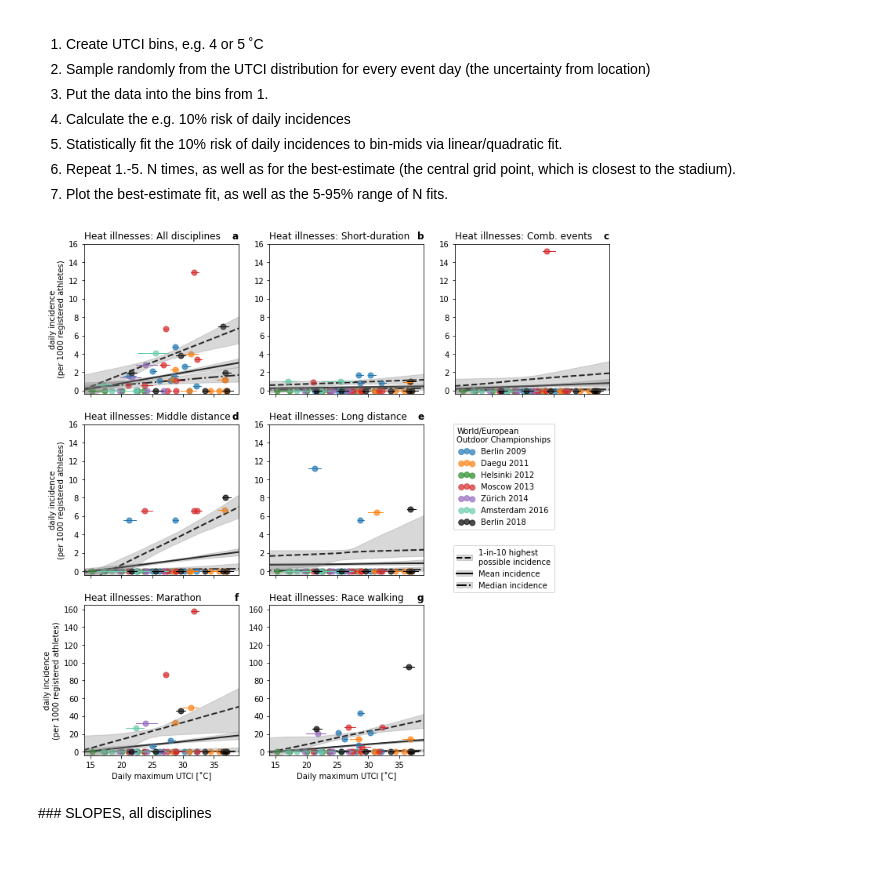
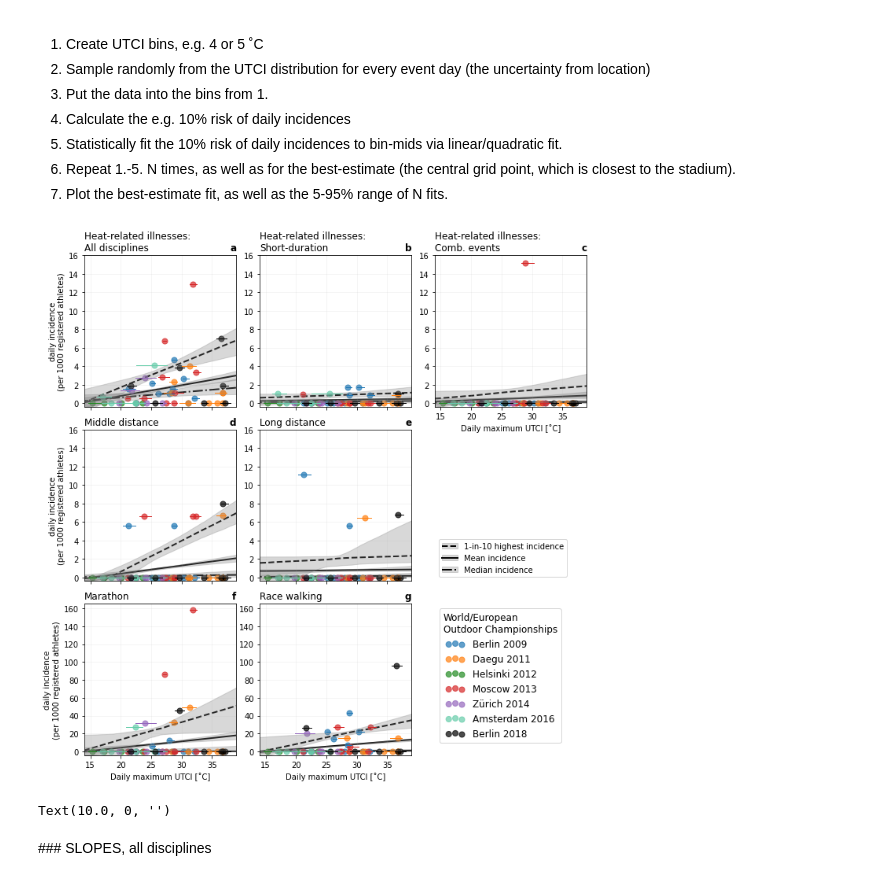
Before and after one commit to milankl/AthleticsChampionshipsHeat, a Jupyter notebook: scripts/AthleticChampionshipHeatIllnesses.ipynb, the cells around one changed output. Cells and saved outputs as stored; diff of their text form; code cells hidden in the pictures.

Commit message:
figures updated for resubmission

```diff
--- a/scripts/AthleticChampionshipHeatIllnesses.ipynb
+++ b/scripts/AthleticChampionshipHeatIllnesses.ipynb
@@ -209,7 +209,7 @@ for ip,prisk in enumerate(prisks):       # loop over different risk levels
 # PLOTTING
 colours = ["C0","C1","forestgreen","C3","C4","mediumaquamarine","k"]
 
-fig,axs = plt.subplots(3,3,sharex=True,figsize=(12,12))
+fig,axs = plt.subplots(3,3,figsize=(10,10))
 alfa=0.7
 alfa2=0.3
 lws=1.0
@@ -238,8 +238,9 @@ h01, = axv[0].plot(xall,np.median(fits[0,:,:,0],axis=1),"k--",lw=2,zorder=-5)
 h02, = axv[0].plot(xall,np.median(fits[0,:,:,1],axis=1),"k-.",lw=2,zorder=-5)
 h03, = axv[0].plot(xall,np.median(fits[0,:,:,2],axis=1),"k",lw=2,zorder=-5)
 
-axv[0].legend([(fb01,h01),(fb03,h03),(fb02,h02)],("1-in-10 highest\npossible incidence","Mean incidence","Median incidence"),
-              bbox_to_anchor= (3.07, -0.98),fontsize=10)
+axs[1,2].legend([(fb01,h01),(fb03,h03),(fb02,h02)],
+             ("1-in-10 highest incidence","Mean incidence","Median incidence"),
+              loc=3,fontsize=10)
 
 for igroup,di_group in enumerate(di_grouped[1:]):
     igroup += 1
@@ -251,48 +252,64 @@ for igroup,di_group in enumerate(di_grouped[1:]):
     axv[igroup].plot(xall,np.median(fits[igroup,:,:,1],axis=1),"k-.",lw=2,zorder=-5)
     axv[igroup].plot(xall,np.median(fits[igroup,:,:,2],axis=1),"k",lw=2,zorder=-5)
 
-axv[0].set_title("Heat illnesses: All disciplines",loc="left")
-axv[1].set_title("Heat illnesses: Short-duration",loc="left")
-axv[2].set_title("Heat illnesses: Comb. events",loc="left")
-axv[3].set_title("Heat illnesses: Middle distance",loc="left")
-axv[4].set_title("Heat illnesses: Long distance",loc="left")
-axv[5].set_title("Heat illnesses: Marathon",loc="left")
-axv[6].set_title("Heat illnesses: Race walking",loc="left")
+axv[0].set_title("Heat-related illnesses:\nAll disciplines",loc="left")
+axv[1].set_title("Heat-related illnesses:\nShort-duration",loc="left")
+axv[2].set_title("Heat-related illnesses:\nComb. events",loc="left")
+axv[3].set_title("Middle distance",loc="left")
+axv[4].set_title("Long distance",loc="left")
+axv[5].set_title("Marathon",loc="left")
+axv[6].set_title("Race walking",loc="left")
 
 axs[1,2].axis("off")
 axs[2,2].axis("off")
 
 for i in range(len(di_grouped)):
     axv[i].set_title(chr(97+i),loc="right",fontweight="bold")
+    axv[i].grid(alpha=.15)
 
-# axv[-3].set_xlabel("Daily maximum UTCI [˚C]")
+axv[2].set_xlabel("Daily maximum UTCI [˚C]")
 axv[-2].set_xlabel("Daily maximum UTCI [˚C]")
 axv[-1].set_xlabel("Daily maximum UTCI [˚C]")
 
 axs[0,0].set_ylabel("daily incidence\n(per 1000 registered athletes)")
 axs[1,0].set_ylabel("daily incidence\n(per 1000 registered athletes)")
 axs[2,0].set_ylabel("daily incidence\n(per 1000 registered athletes)")
 
-axv[1].legend(bbox_to_anchor= (1.87, -0.17),fontsize=10,
+# plot just for legend
+for i in range(nevents):
+    axs[2,2].scatter([0],[0],50,color=colours[i],alpha=alfa,label=events_long[i])
+
+axs[2,2].legend(loc=2,fontsize=12,title_fontsize=12,
               scatterpoints=3,title="World/European\nOutdoor Championships")
+axs[2,2].set_xlim(14,39)
 
 axv[0].set_ylim(0,16)
 axv[1].set_ylim(0,16)
 axv[2].set_ylim(0,16)
 axv[3].set_ylim(0,16)
 axv[4].set_ylim(0,16)
 axv[5].set_ylim(0,165)
 axv[6].set_ylim(0,165)
 
-axv[0].set_xlim(14,39)
+for ax in axv:
+    ax.set_xlim(14,39)
+
+for ax in [axv[0],axv[1],axv[3],axv[4]]:
+    ax.set_xticklabels([])
+
 for i in range(len(di_grouped)):
     prev_ymax = axv[i].get_ylim()[1]
     axv[i].set_ylim(-prev_ymax/40,prev_ymax)
-plt.tight_layout()
 
+plt.tight_layout(w_pad=0,h_pad=-0.3)
 plt.savefig("../plots/heatillness_utci.png")
+plt.savefig("../plots/heatillness_utci.pdf")
 # %% [output]
-[figure, old version]
+[figure, new version]
+# %%
+axv[5].get_xticklabels()[0]
+# %% [output]
+Text(10.0, 0, '')
 # %% [markdown]
 ### SLOPES, all disciplines
 # %%
```
Also changed, not shown: parts of 10 cells of this notebook, 4 other files.
